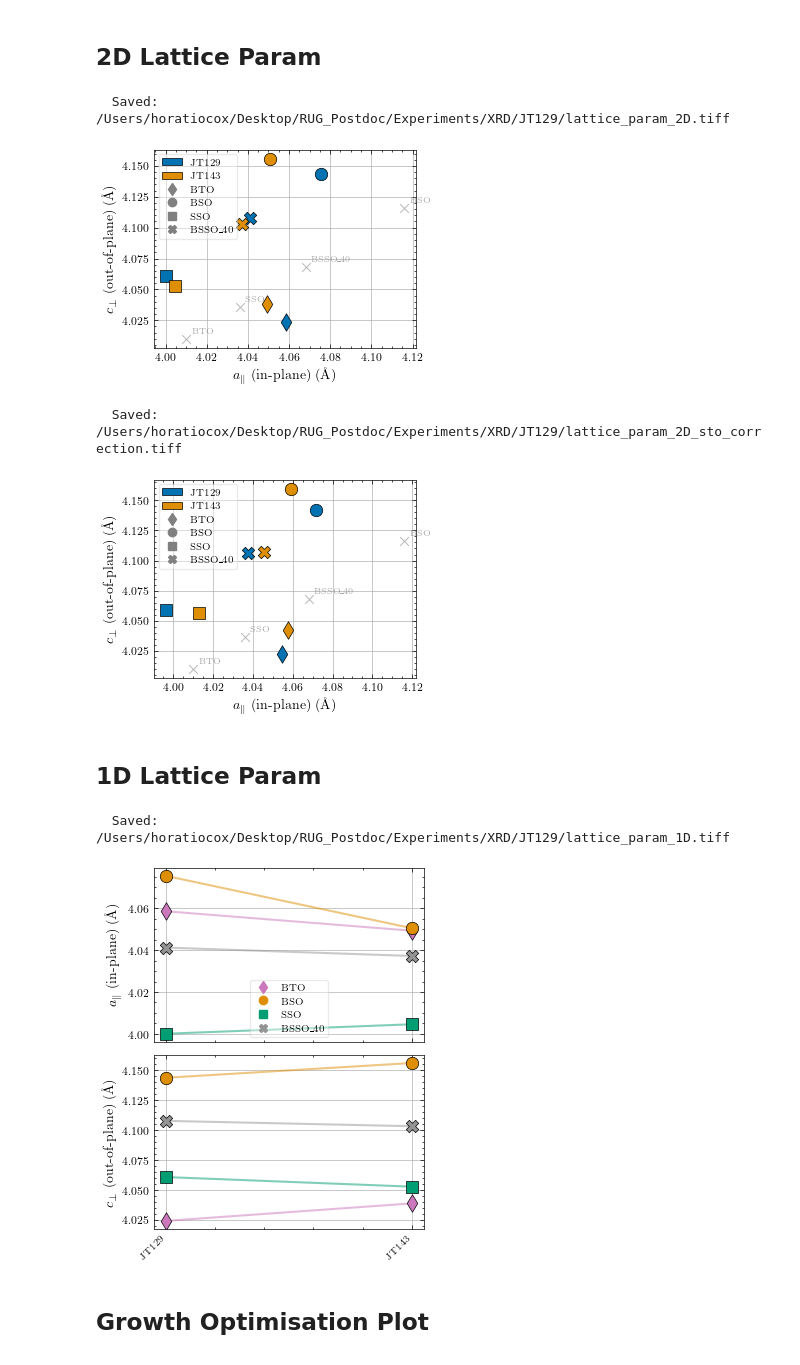
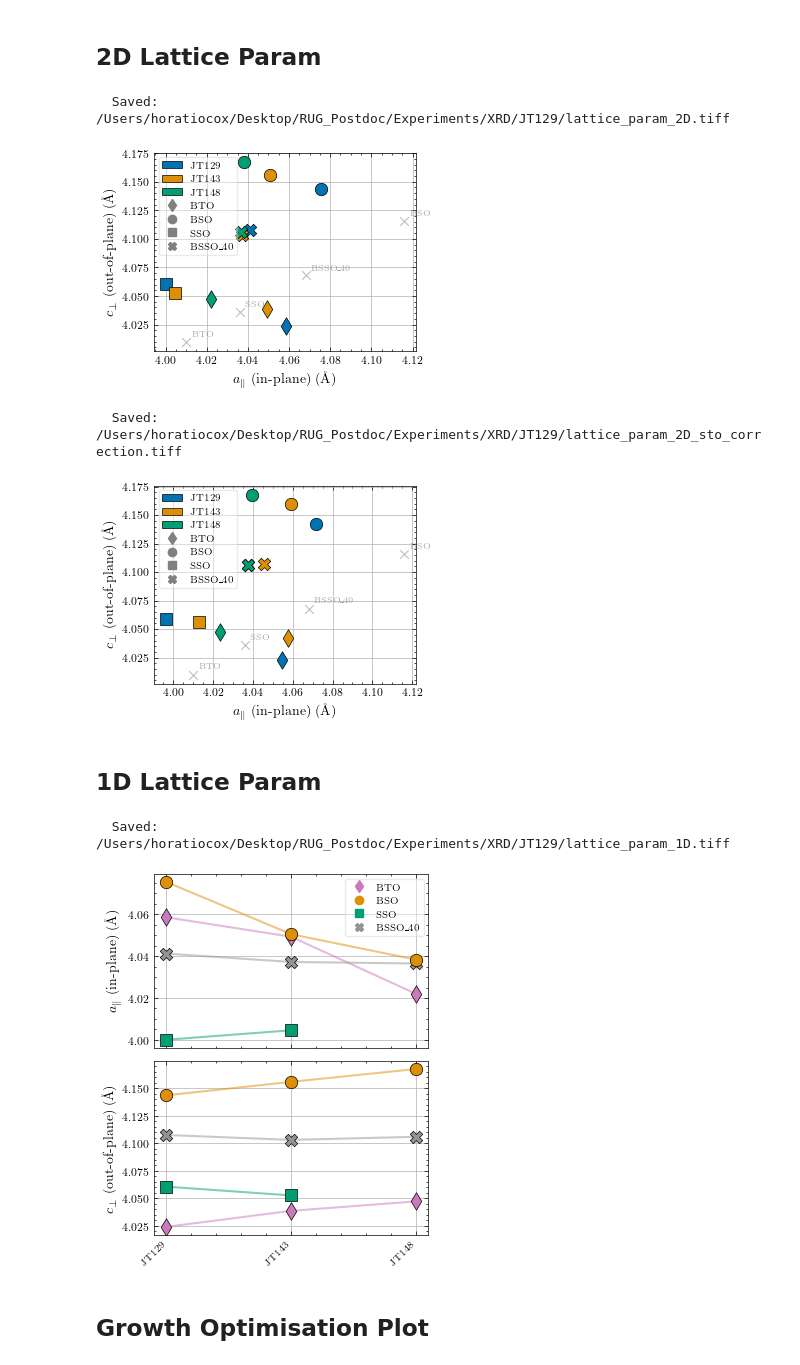
Before and after one commit to hc3413/Thin_Film_Analysis, a Jupyter notebook: RSM_Analysis.ipynb, the cells around one changed output. Saved outputs shown, nothing was run; the diff lists cells and outputs as text; code cells hidden in the pictures.

```diff
--- a/RSM_Analysis.ipynb
+++ b/RSM_Analysis.ipynb
@@ -332,7 +350,7 @@ fig1 = RSM_plot_fitting(dat = fitting_dat, fitted_peaks = initial_peaks,
 ## 2D Lattice Param
 # %%
 # Define the samples to compare (RSM objects or sample code strings — case-insensitive)
-sample_comparison = [RSM_JT129, RSM_JT143]   # or equivalently: ['HC021', 'EM023']
+sample_comparison = [RSM_JT129, RSM_JT143, RSM_JT148]   # or equivalently: ['HC021', 'EM023']
 
 
 # (a) 2D scatter: in-plane (a) vs out-of-plane (c)
@@ -357,29 +375,29 @@ fig_ac_corr = lattice_param_2D(
 )
 # %% [output]
   Saved: /Users/horatiocox/Desktop/RUG_Postdoc/Experiments/XRD/JT129/lattice_param_2D.tiff
-[figure, old version]
+[figure, new version]
   Saved: /Users/horatiocox/Desktop/RUG_Postdoc/Experiments/XRD/JT129/lattice_param_2D_sto_correction.tiff
-[figure, old version]
+[figure, new version]
 # %% [markdown]
 ## 1D Lattice Param
 # %%
 # Define the samples to compare (RSM objects or sample code strings — case-insensitive)
-sample_comparison = [RSM_JT129, RSM_JT143]   # or equivalently: ['HC021', 'EM023']
+sample_comparison = [RSM_JT129, RSM_JT143, RSM_JT148]   # or equivalently: ['HC021', 'EM023']
 
 # (b) 1D strip plots: sample on x-axis, a and c on separate y-axes
 fig_strip = lattice_param_1D(
     sample_list=sample_comparison,
     xlsx_path=xlsx_db,
     sto_correction=False,
     export_data=True,
     show_bulk_refs=False,
     show_STO=False,
     connect_points=True,  # connect points of the same material with lines
 
 )
 # %% [output]
   Saved: /Users/horatiocox/Desktop/RUG_Postdoc/Experiments/XRD/JT129/lattice_param_1D.tiff
-[figure, old version]
+[figure, new version]
 # %% [markdown]
 ## Growth Optimisation Plot
 # %%
```
Also changed, not shown: parts of 6 cells of this notebook, 3 other files.
